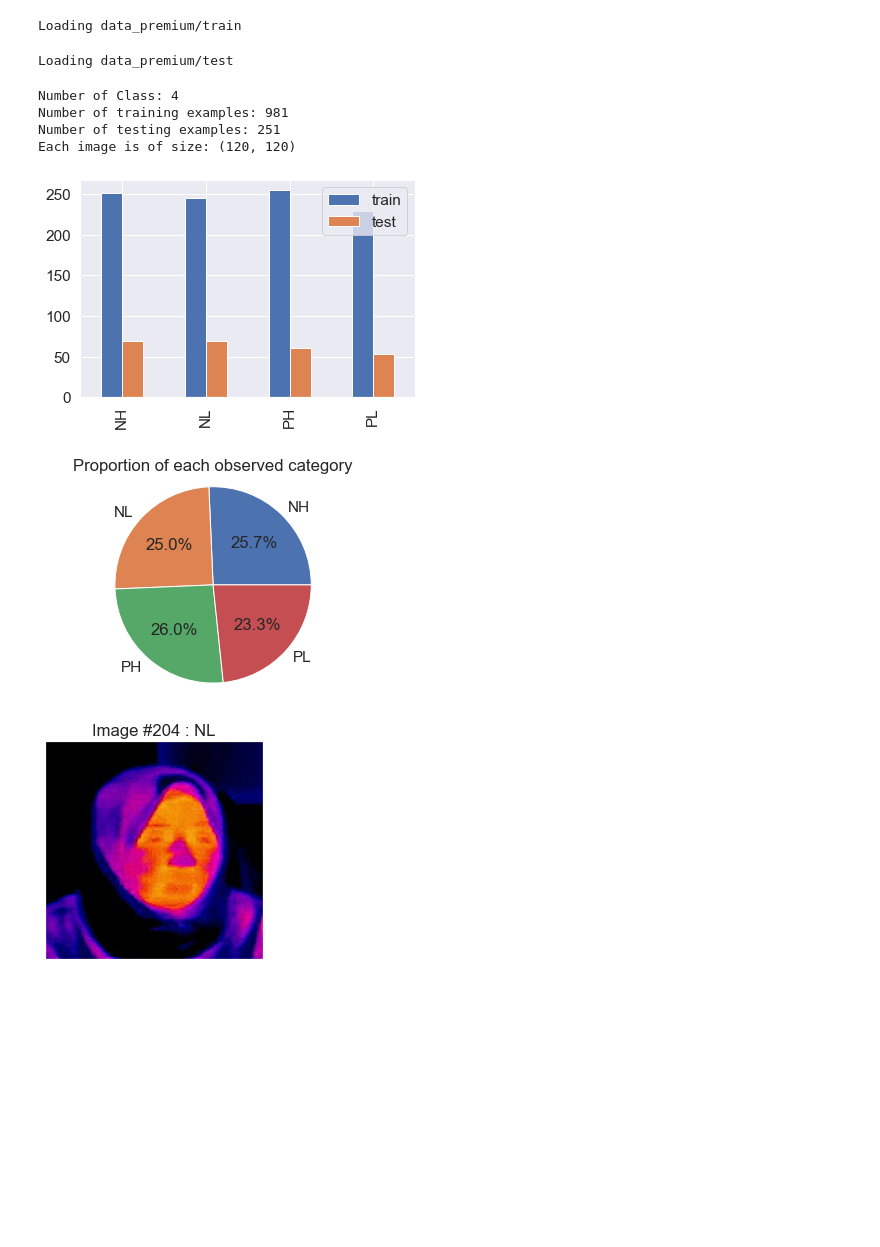
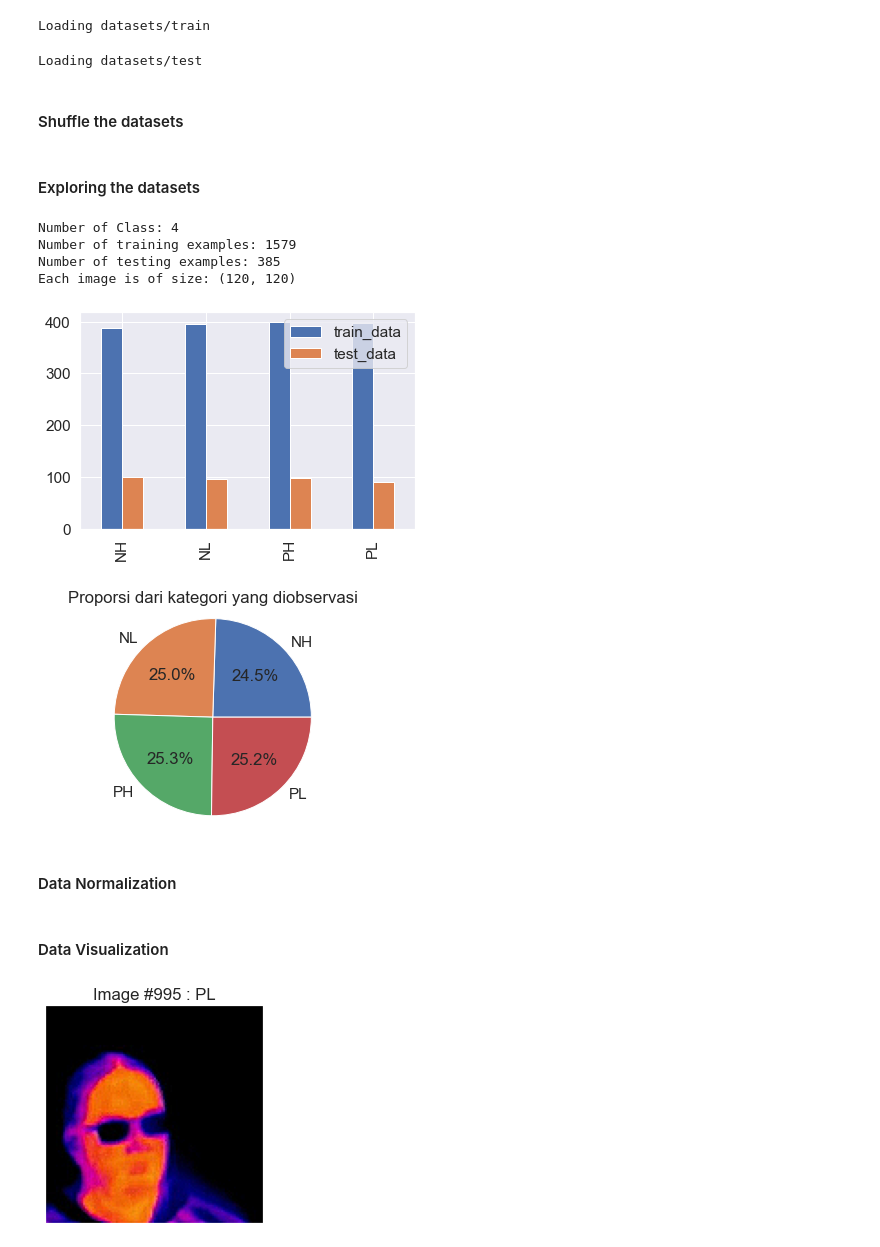
Before and after one commit to mariobgsp/thermal-face-recognition, a Jupyter notebook: notebook.ipynb, the cells around one changed output. Saved outputs shown, nothing was run; the diff lists cells and outputs as text; code cells hidden in the pictures; blank space fills up the shorter version.

```diff
--- a/notebook.ipynb
+++ b/notebook.ipynb
@@ -31,7 +37,7 @@ def load_data():
             - 120 images to evaluate how accurately the network learned to classify images.
     """
     filters = np.array([[0, -1, 0], [-1, 5, -1], [0, -1, 0]])
-    datasets = ['data_premium/train', 'data_premium/test']
+    datasets = ['datasets/train', 'datasets/test']
     output = []
 
     # Iterate through training and test sets
@@ -71,10 +77,14 @@ def load_data():
 # %%
 (train_images, train_labels), (test_images, test_labels) = load_data()
 # %% [output]
-Loading data_premium/train
+Loading datasets/train
-Loading data_premium/test
+Loading datasets/test
+# %% [markdown]
+#### Shuffle the datasets
 # %%
 train_images, train_labels = shuffle(train_images, train_labels, random_state=25)
+# %% [markdown]
+#### Exploring the datasets
 # %%
 # Exploring Datasets
 
@@ -87,30 +97,32 @@ print ("Number of testing examples: {}".format(n_test))
 print ("Each image is of size: {}".format(IMAGE_SIZE))
 # %% [output]
 Number of Class: 4
-Number of training examples: 981
-Number of testing examples: 251
+Number of training examples: 1579
+Number of testing examples: 385
 Each image is of size: (120, 120)
 # %%
 import pandas as pd
 
 _, train_counts = np.unique(train_labels, return_counts=True)
 _, test_counts = np.unique(test_labels, return_counts=True)
-pd.DataFrame({'train': train_counts,
-                    'test': test_counts},
+pd.DataFrame({'train_data': train_counts,
+                    'test_data': test_counts},
              index=class_names
             ).plot.bar()
 plt.show()
 # %% [output]
-[figure, old version]
+[figure, new version]
 # %%
 plt.pie(train_counts,
         explode=(0, 0, 0, 0) ,
         labels=class_names,
         autopct='%1.1f%%'
         )
 plt.axis('equal')
-plt.title('Proportion of each observed category')
+plt.title('Proporsi dari kategori yang diobservasi')
 plt.show()
 # %% [output]
-[figure, old version]
+[figure, new version]
+# %% [markdown]
+#### Data Normalization
 # %%
@@ -119,3 +129,5 @@ plt.show()
 train_images = train_images / 255.0
 test_images = test_images / 255.0
+# %% [markdown]
+#### Data Visualization
 # %%
@@ -137,7 +147,7 @@ def display_random_image(class_names, images, labels):
 # %%
 display_random_image(class_names, train_images, train_labels)
 # %% [output]
-[figure, old version]
+[figure, new version]
 # %%
 def display_examples(class_names, images, labels):
     """
```
Also changed, not shown: parts of 21 cells of this notebook, 1 other file.
